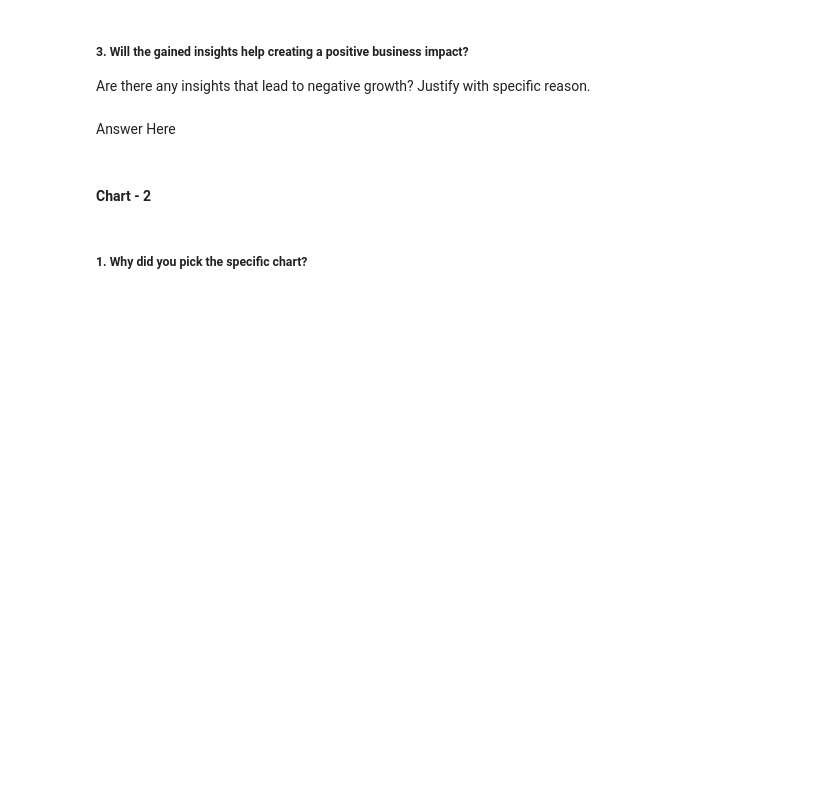
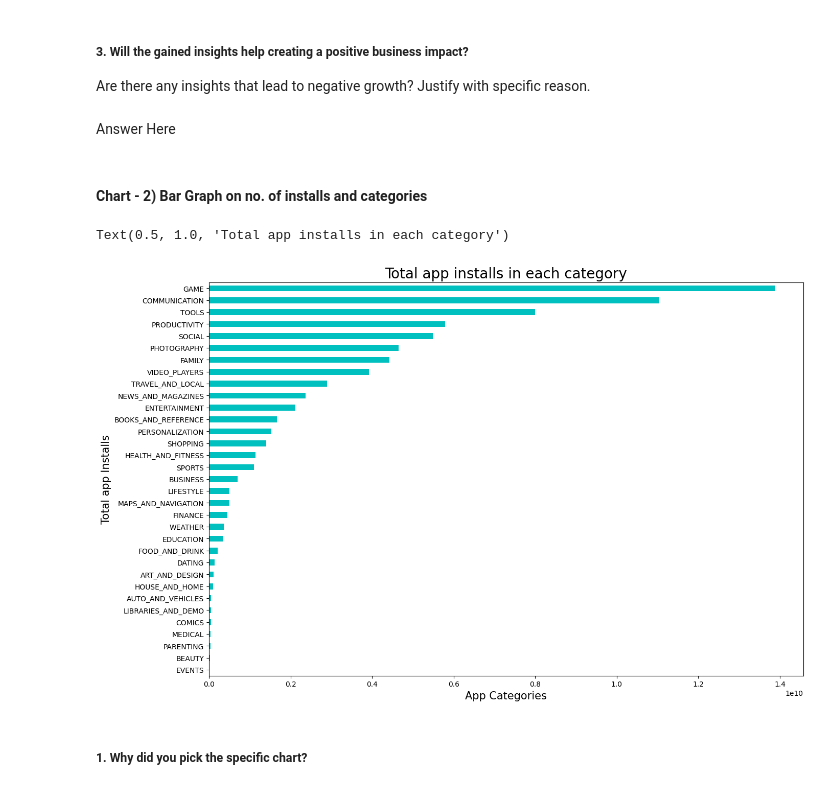
Before and after one commit to primeomkar/Capstone-project-EDA-by-Omkar, a Jupyter notebook: Play_Store_App_Review_Analysis(EDA)_.ipynb, the cells around one changed output. Saved outputs shown, nothing was run; the diff lists cells and outputs as text; code cells hidden in the pictures; blank space fills up the shorter version.

```diff
--- a/Play_Store_App_Review_Analysis(EDA)_.ipynb
+++ b/Play_Store_App_Review_Analysis(EDA)_.ipynb
@@ -899,5 +976,3 @@ Answer Here
 Are there any insights that lead to negative growth? Justify with specific reason.
 # %% [markdown]
 Answer Here
-# %% [markdown]
-#### Chart - 2
@@ -906,3 +979,16 @@ Answer Here
+# %% [markdown]
+#### Chart - 2) Bar Graph on no. of installs and categories
+# %%
+# Chart - 2 visualization code
+a = ps_df.groupby(['Category'])['Installs'].sum().sort_values()
+a.plot.barh(figsize=(15,10), color = 'c', )
+plt.ylabel('Total app Installs', fontsize = 15)
+plt.xlabel('App Categories', fontsize = 15)
+plt.xticks()
+plt.title('Total app installs in each category', fontsize = 20)
+# %% [output]
+Text(0.5, 1.0, 'Total app installs in each category')
+[figure, added]
 # %% [markdown]
 ##### 1. Why did you pick the specific chart?
 # %% [markdown]
```
Also changed, not shown: parts of 115 cells of this notebook.
